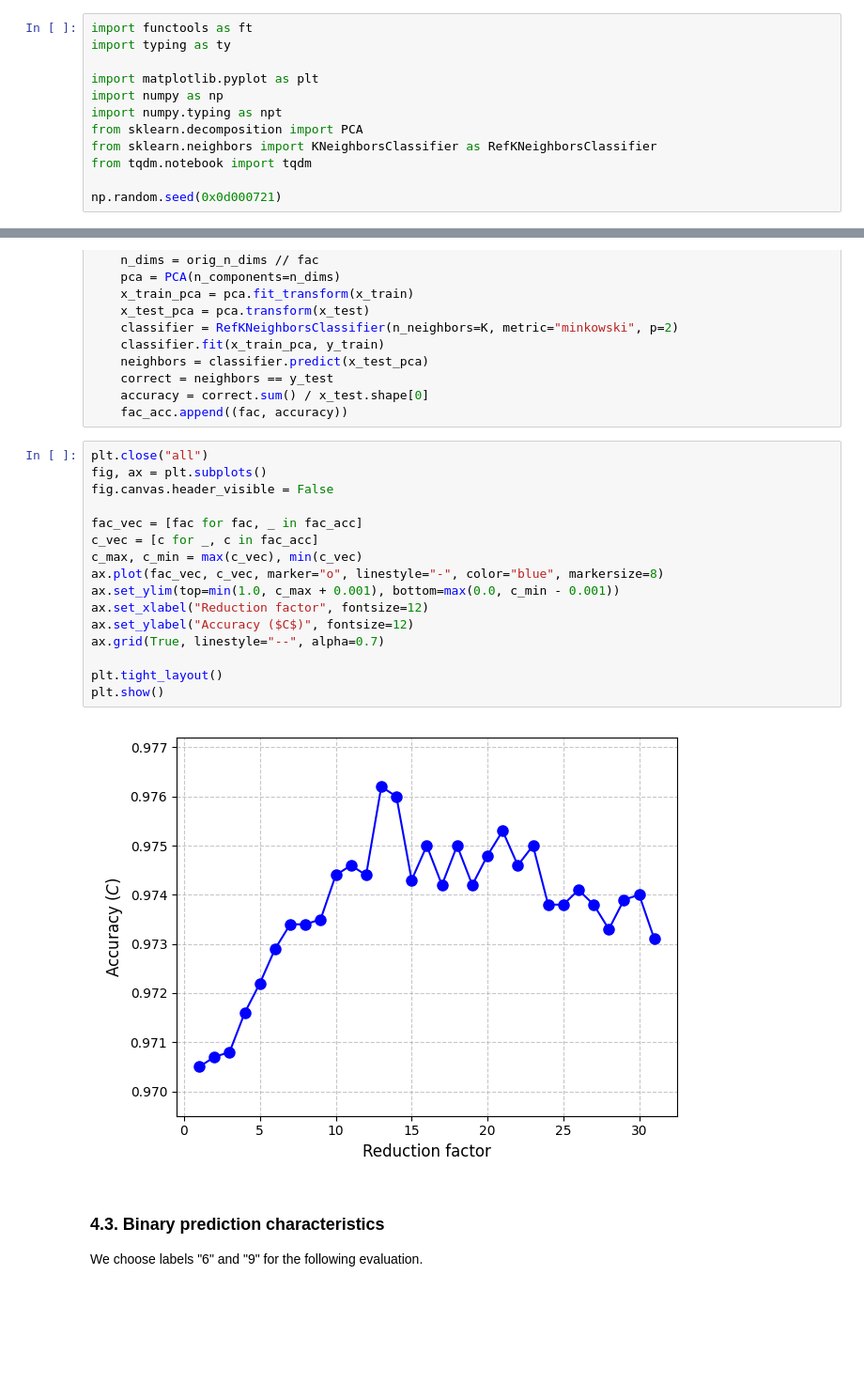
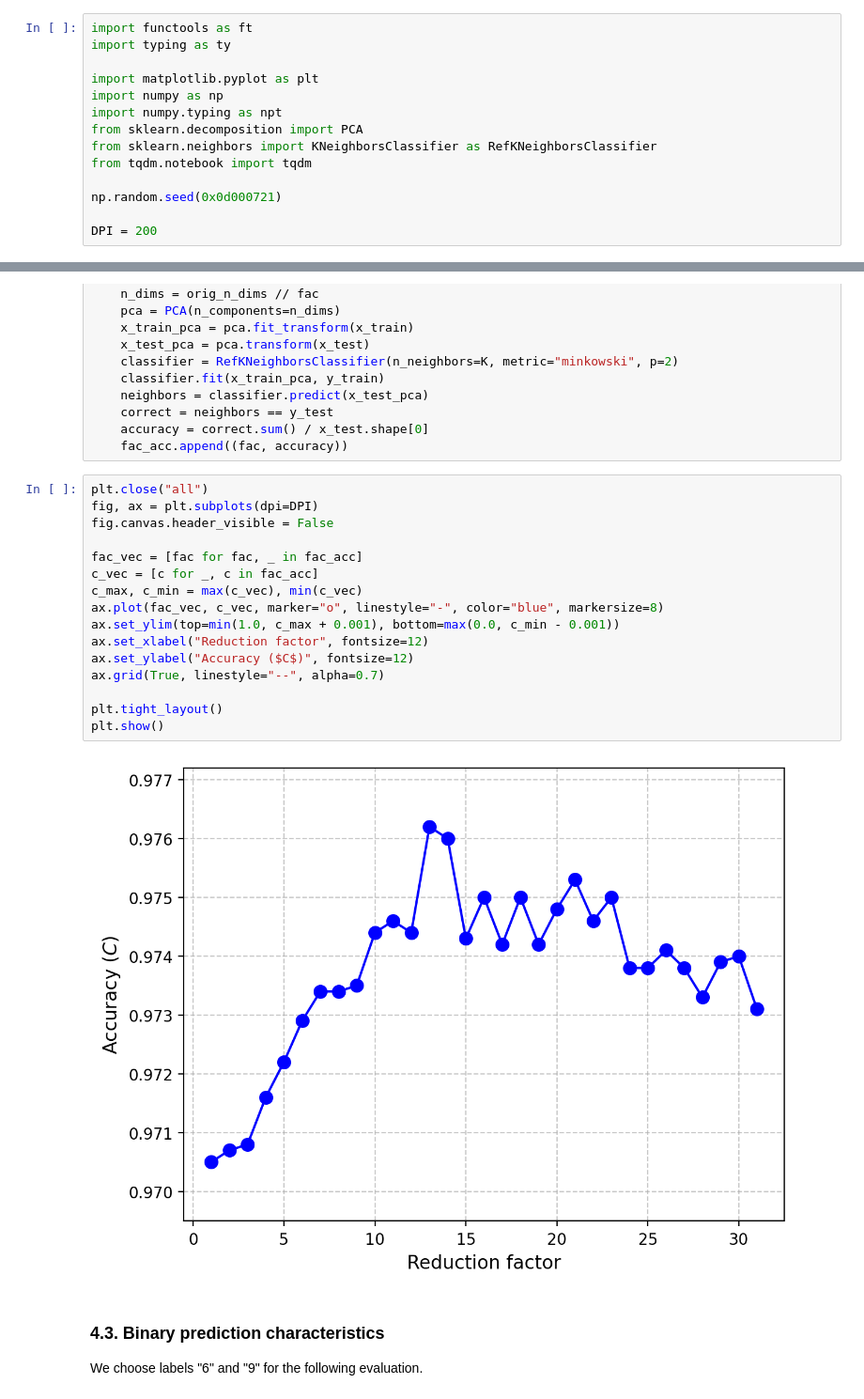
Before and after one commit to CSharperMantle/hdu2025_deep_learning, a Jupyter notebook: 1-knn/1-knn.ipynb, the cells around one changed output, grey strips where cells are left out. Shown at 94% size. Saved outputs shown, nothing was run; the diff lists cells and outputs as text; blank space fills up the shorter version.

```diff
--- a/1-knn/1-knn.ipynb
+++ b/1-knn/1-knn.ipynb
@@ -14,6 +12,8 @@ from sklearn.neighbors import KNeighborsClassifier as RefKNeighborsClassifier
 from tqdm.notebook import tqdm
 
 np.random.seed(0x0d000721)
+
+DPI = 200
 # %% [markdown]
 ## 1. Algorithm
 
@@ -150,22 +150,22 @@ for fac in tqdm(range(1, 32)):
     fac_acc.append((fac, accuracy))
 # %%
 plt.close("all")
-fig, ax = plt.subplots()
+fig, ax = plt.subplots(dpi=DPI)
 fig.canvas.header_visible = False
 
 fac_vec = [fac for fac, _ in fac_acc]
 c_vec = [c for _, c in fac_acc]
 c_max, c_min = max(c_vec), min(c_vec)
 ax.plot(fac_vec, c_vec, marker="o", linestyle="-", color="blue", markersize=8)
 ax.set_ylim(top=min(1.0, c_max + 0.001), bottom=max(0.0, c_min - 0.001))
 ax.set_xlabel("Reduction factor", fontsize=12)
 ax.set_ylabel("Accuracy ($C$)", fontsize=12)
 ax.grid(True, linestyle="--", alpha=0.7)
 
 plt.tight_layout()
 plt.show()
 # %% [output]
-[figure, old version]
+[figure, new version]
 # %% [markdown]
 ### 4.3. Binary prediction characteristics
 
```
Also changed, not shown: parts of 5 cells of this notebook.
